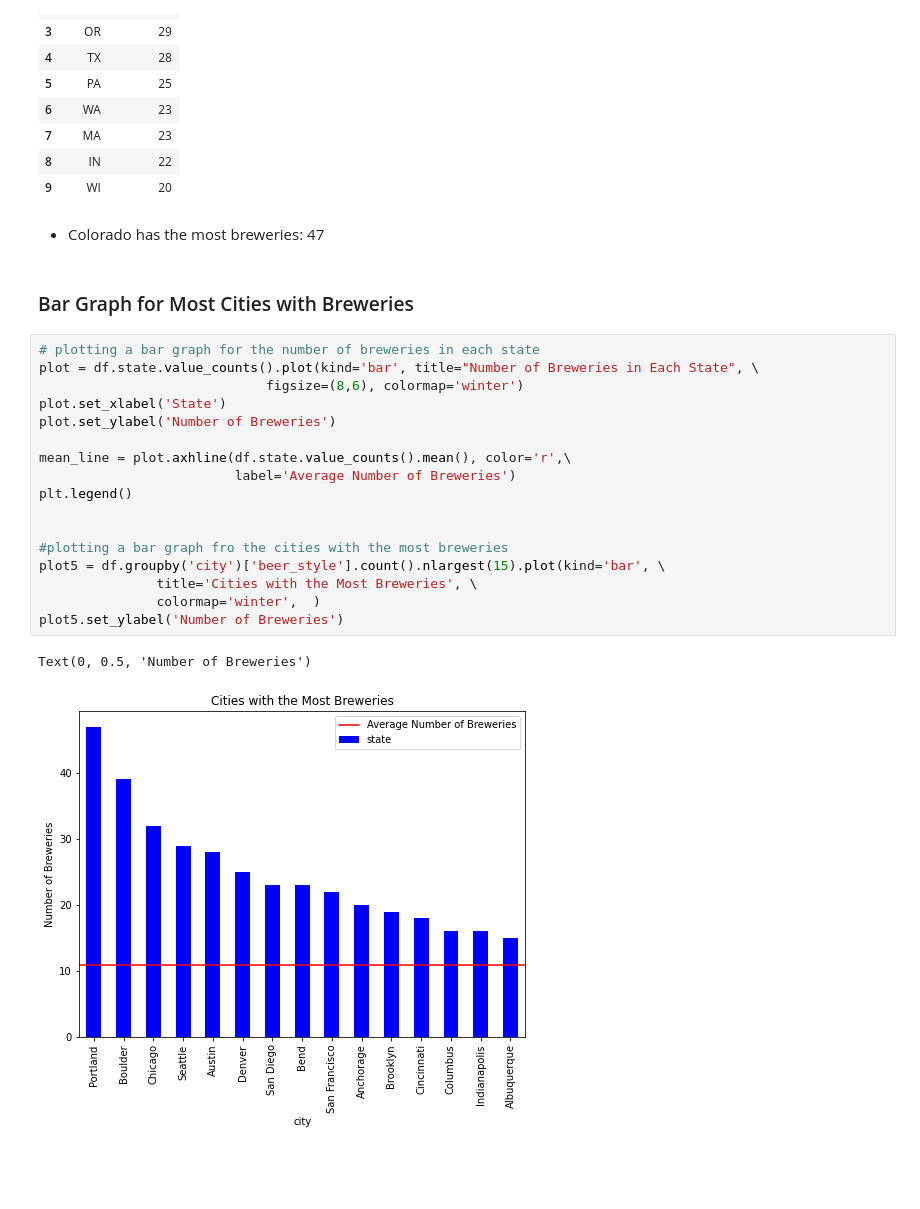
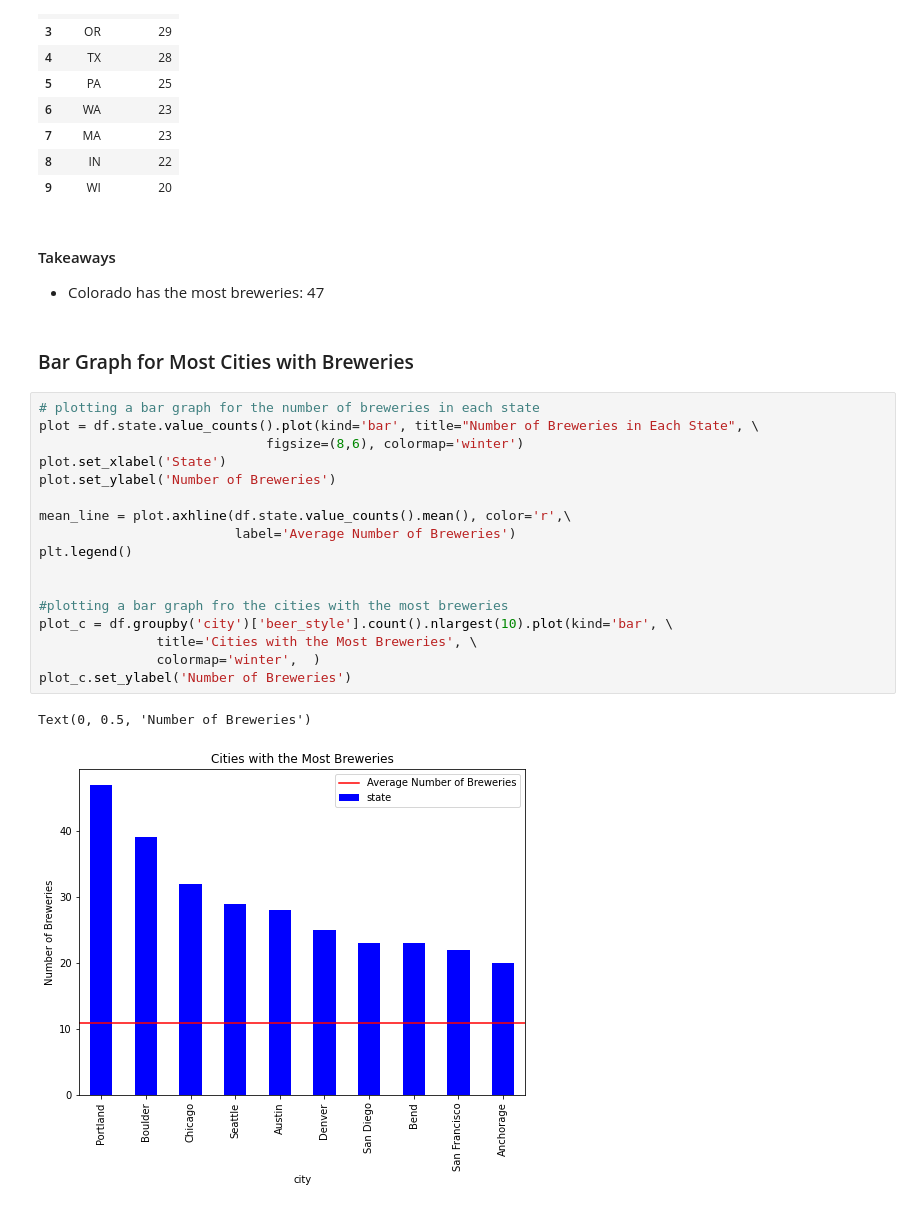
Before and after one commit to jamesallen0351/craft_beer, a Jupyter notebook: beer_final.ipynb, the cells around one changed output. Cells and saved outputs as stored; diff of their text form; blank space fills up the shorter version.

```diff
--- a/beer_final.ipynb
+++ b/beer_final.ipynb
@@ -154,27 +158,28 @@ beer_states().head(10)
 | 8 | IN | 22 |
 | 9 | WI | 20 |
 # %% [markdown]
+#### Takeaways
 - Colorado has the most breweries: 47
 # %% [markdown]
 ### Bar Graph for Most Cities with Breweries
 # %%
 # plotting a bar graph for the number of breweries in each state
 plot = df.state.value_counts().plot(kind='bar', title="Number of Breweries in Each State", \
                              figsize=(8,6), colormap='winter')
 plot.set_xlabel('State')
 plot.set_ylabel('Number of Breweries')
 
 mean_line = plot.axhline(df.state.value_counts().mean(), color='r',\
                          label='Average Number of Breweries')
 plt.legend()
 
 
 #plotting a bar graph fro the cities with the most breweries
-plot5 = df.groupby('city')['beer_style'].count().nlargest(15).plot(kind='bar', \
+plot_c = df.groupby('city')['beer_style'].count().nlargest(10).plot(kind='bar', \
                title='Cities with the Most Breweries', \
                colormap='winter',  )
-plot5.set_ylabel('Number of Breweries')
+plot_c.set_ylabel('Number of Breweries')
 # %% [output]
 Text(0, 0.5, 'Number of Breweries')
-[figure, old version]
+[figure, new version]
 # %% [markdown]
```
Also changed, not shown: parts of 16 cells of this notebook, 1 other file.
